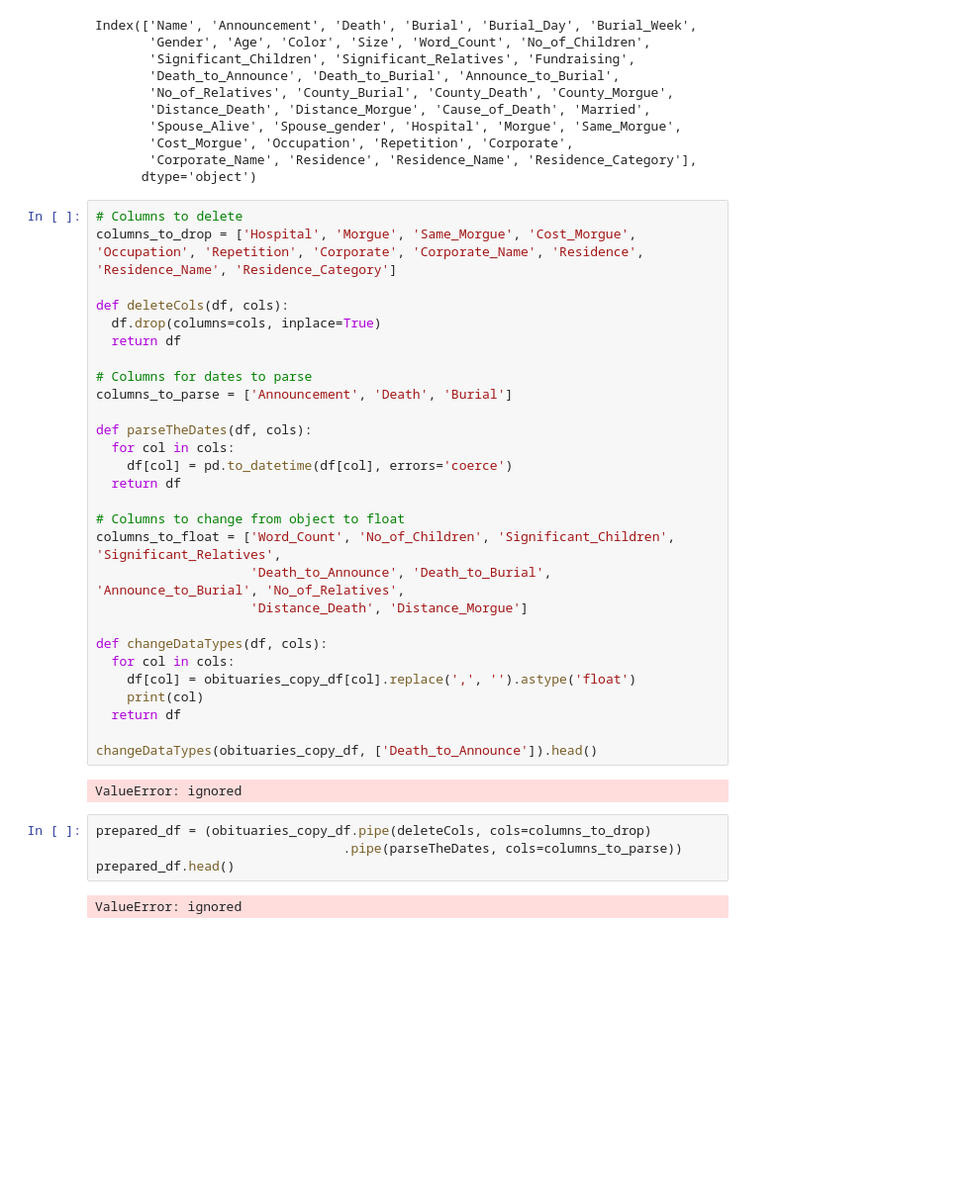
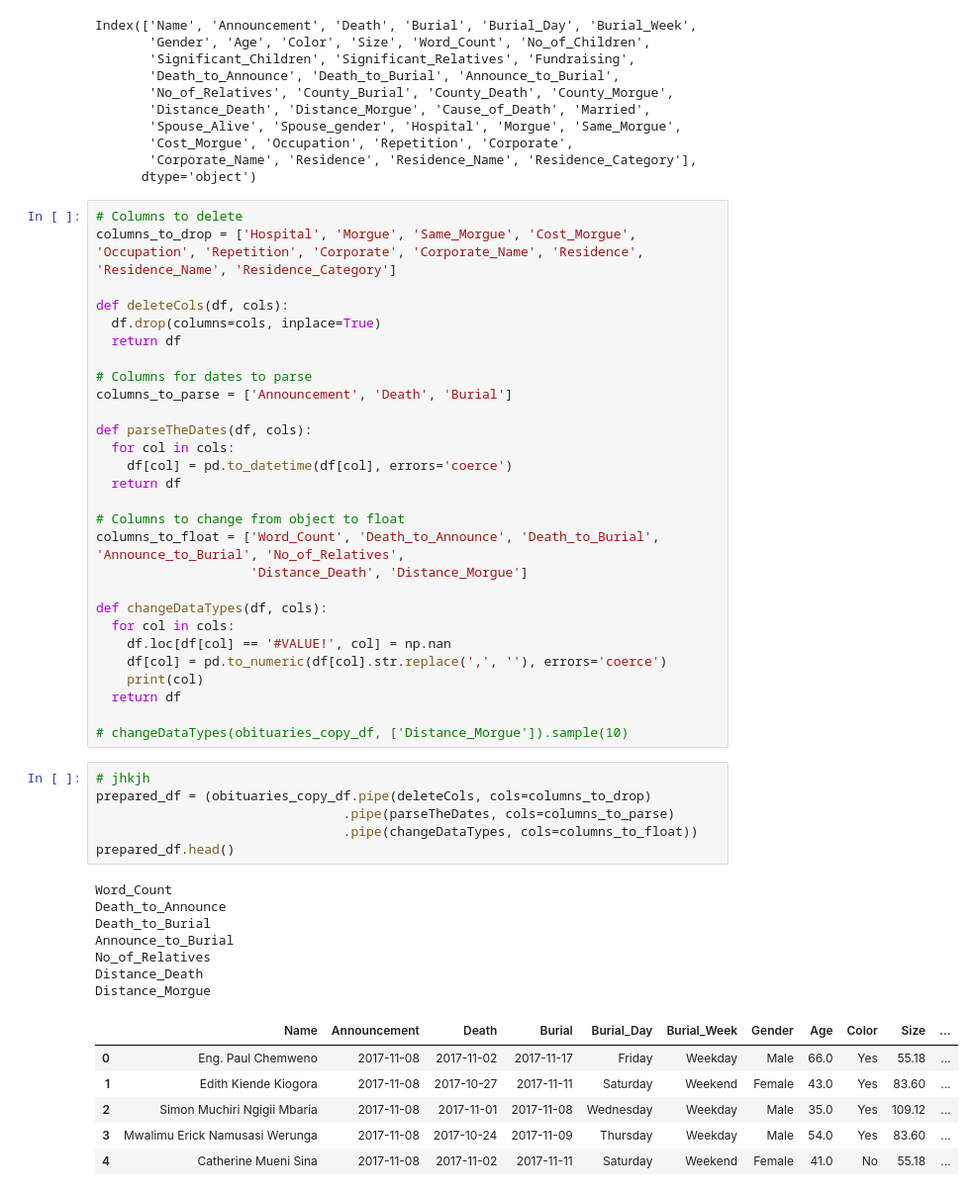
Before and after one commit to M-Waweru/ObituariesData, a Jupyter notebook: Obituaries.ipynb, the cells around one changed output. Shown at 99% size. Saved outputs shown, nothing was run; the diff lists cells and outputs as text; blank space fills up the shorter version.

Commit message:
Changes column data types

```diff
--- a/Obituaries.ipynb
+++ b/Obituaries.ipynb
@@ -167,24 +180,36 @@ def parseTheDates(df, cols):
   return df
 
 # Columns to change from object to float
-columns_to_float = ['Word_Count', 'No_of_Children', 'Significant_Children', 'Significant_Relatives',
-                    'Death_to_Announce', 'Death_to_Burial', 'Announce_to_Burial', 'No_of_Relatives',
+columns_to_float = ['Word_Count', 'Death_to_Announce', 'Death_to_Burial', 'Announce_to_Burial', 'No_of_Relatives',
                     'Distance_Death', 'Distance_Morgue']
 
 def changeDataTypes(df, cols):
   for col in cols:
-    df[col] = obituaries_copy_df[col].replace(',', '').astype('float')
+    df.loc[df[col] == '#VALUE!', col] = np.nan
+    df[col] = pd.to_numeric(df[col].str.replace(',', ''), errors='coerce')
     print(col)
   return df
 
-changeDataTypes(obituaries_copy_df, ['Death_to_Announce']).head()
+# changeDataTypes(obituaries_copy_df, ['Distance_Morgue']).sample(10)
-# %% [output]
-ValueError: ignored
 # %%
+# jhkjh
 prepared_df = (obituaries_copy_df.pipe(deleteCols, cols=columns_to_drop)
-                                .pipe(parseTheDates, cols=columns_to_parse))
+                                .pipe(parseTheDates, cols=columns_to_parse)
+                                .pipe(changeDataTypes, cols=columns_to_float))
 prepared_df.head()
 # %% [output]
-ValueError: ignored
+Word_Count
+Death_to_Announce
+Death_to_Burial
+Announce_to_Burial
+No_of_Relatives
+Distance_Death
+Distance_Morgue
+|  | Name | Announcement | Death | Burial | Burial_Day | Burial_Week | Gender | Age | Color | Size | ... |
+| 0 | Eng. Paul Chemweno | 2017-11-08 | 2017-11-02 | 2017-11-17 | Friday | Weekday | Male | 66.0 | Yes | 55.18 | ... |
+| 1 | Edith Kiende Kiogora | 2017-11-08 | 2017-10-27 | 2017-11-11 | Saturday | Weekend | Female | 43.0 | Yes | 83.60 | ... |
+| 2 | Simon Muchiri Ngigii Mbaria | 2017-11-08 | 2017-11-01 | 2017-11-08 | Wednesday | Weekday | Male | 35.0 | Yes | 109.12 | ... |
+| 3 | Mwalimu Erick Namusasi Werunga | 2017-11-08 | 2017-10-24 | 2017-11-09 | Thursday | Weekday | Male | 54.0 | Yes | 83.60 | ... |
+| 4 | Catherine Mueni Sina | 2017-11-08 | 2017-11-02 | 2017-11-11 | Saturday | Weekend | Female | 41.0 | No | 55.18 | ... |
 # %%
 obituaries_copy_df.info()
```
Also changed, not shown: parts of 6 cells of this notebook.
